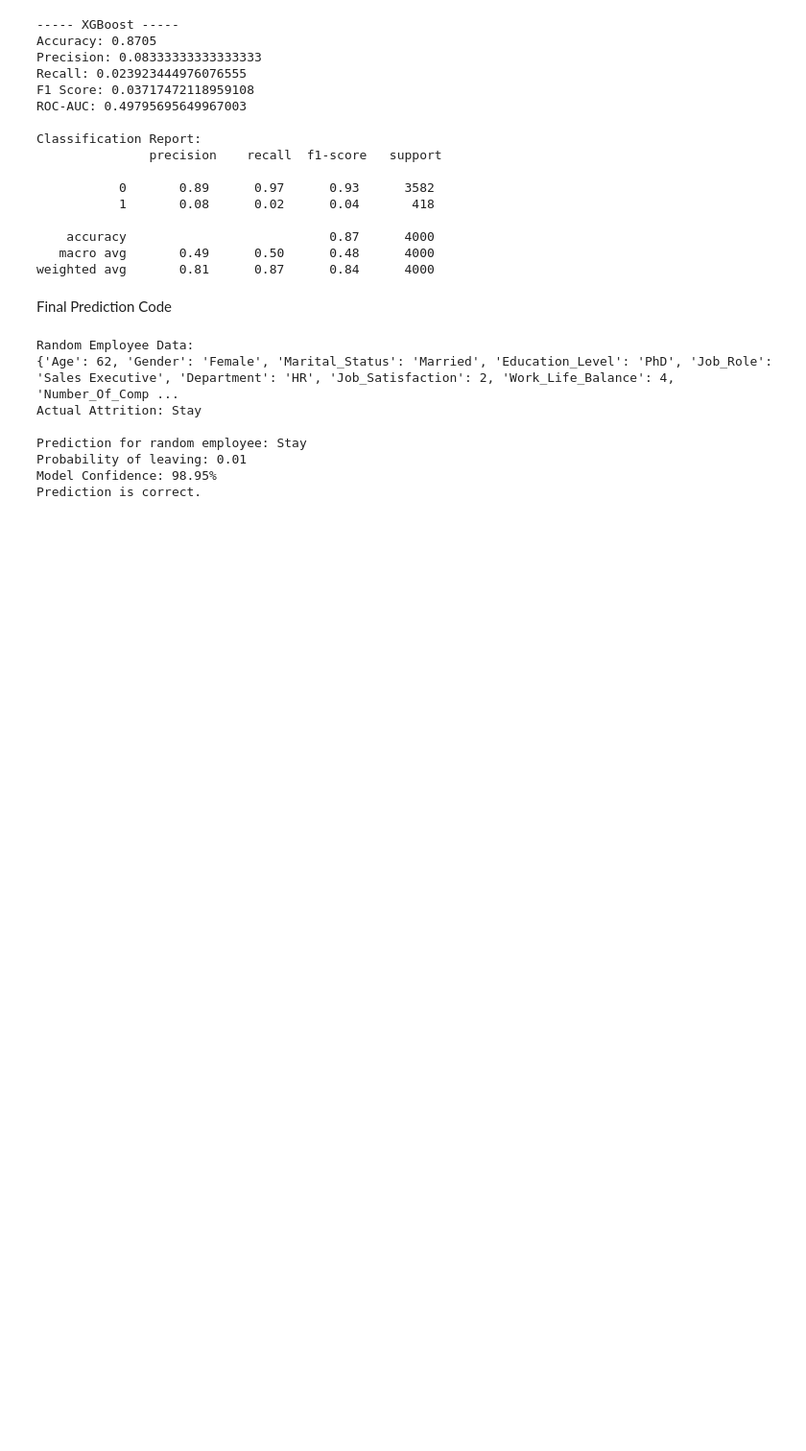
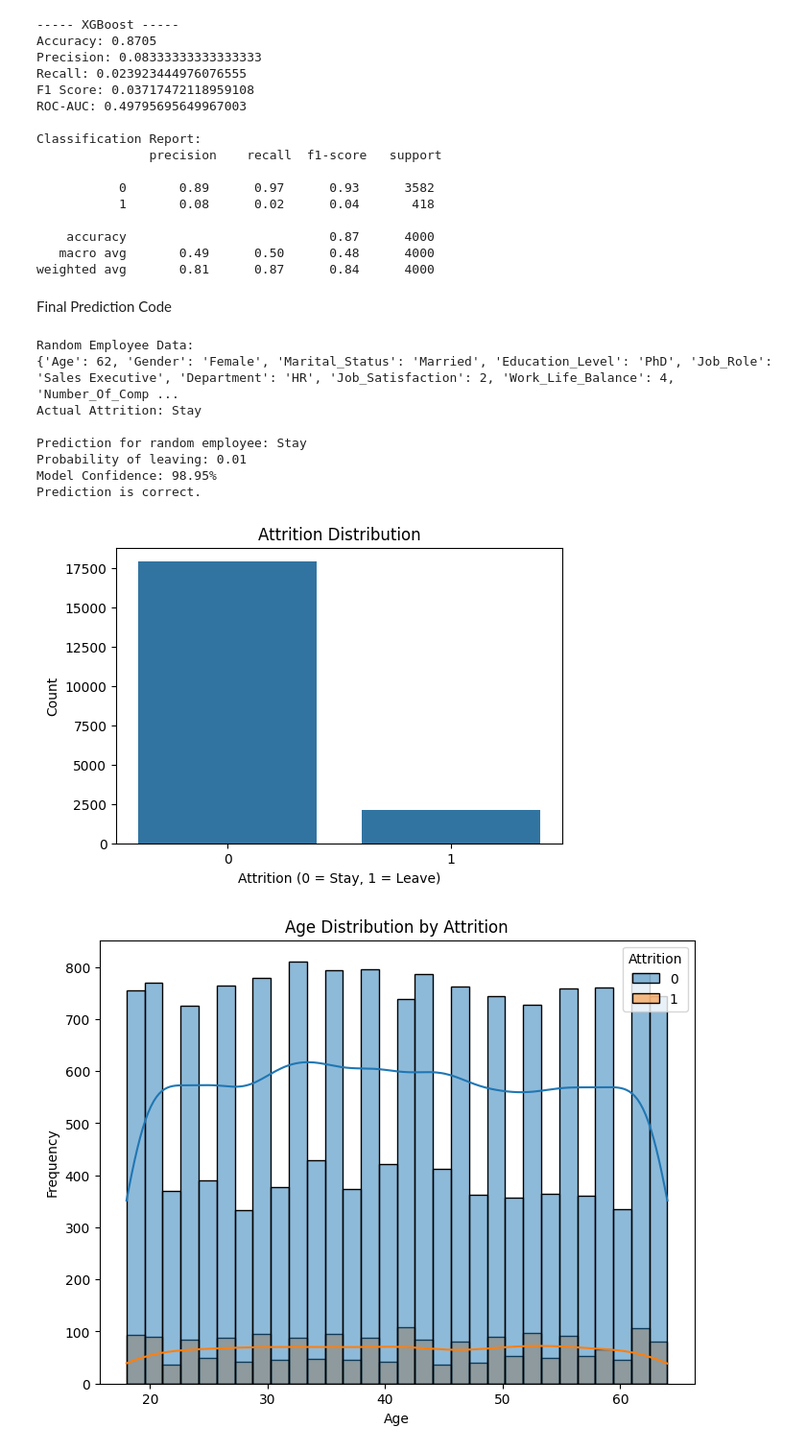
Before and after one commit to LucasChaney/CMPSCI4342, a Jupyter notebook: Proj_2/Project_2.ipynb, the cells around one changed output. Shown at 96% size. Drawn from its saved outputs; the diff is of its cells as text; code cells hidden in the pictures; blank space fills up the shorter version.

Commit message:
Added visualizations

```diff
--- a/Proj_2/Project_2.ipynb
+++ b/Proj_2/Project_2.ipynb
@@ -336,3 +336,48 @@ Prediction for random employee: Stay
 Probability of leaving: 0.01
 Model Confidence: 98.95%
 Prediction is correct.
+# %%
+import matplotlib.pyplot as plt
+import seaborn as sns
+
+# Visualization 1: Attrition Distribution
+plt.figure(figsize=(6, 4))
+sns.countplot(x="Attrition", data=df)
+plt.title("Attrition Distribution")
+plt.xlabel("Attrition (0 = Stay, 1 = Leave)")
+plt.ylabel("Count")
+plt.show()
+
+# Visualization 2: Age Distribution by Attrition
+plt.figure(figsize=(8, 6))
+sns.histplot(data=df, x="Age", hue="Attrition", bins=30, kde=True)
+plt.title("Age Distribution by Attrition")
+plt.xlabel("Age")
+plt.ylabel("Frequency")
+plt.show()
+
+# Visualization 3: Salary Distribution by Attrition (Boxplot)
+plt.figure(figsize=(8, 6))
+sns.boxplot(x="Attrition", y="Salary", data=df)
+plt.title("Salary by Attrition")
+plt.xlabel("Attrition (0 = Stay, 1 = Leave)")
+plt.ylabel("Salary")
+plt.show()
+
+# Visualization 4: Correlation Heatmap of Encoded Features
+plt.figure(figsize=(12, 10))
+corr_matrix = df_encoded.corr()
+sns.heatmap(corr_matrix, annot=True, fmt=".2f", cmap="coolwarm")
+plt.title("Correlation Heatmap")
+plt.show()
+
+# Visualization 5: Scatter Plot of Years at Company vs Job Satisfaction by Attrition
+plt.figure(figsize=(8, 6))
+sns.scatterplot(x="Years_At_Company", y="Job_Satisfaction", hue="Attrition", data=df)
+plt.title("Years at Company vs Job Satisfaction by Attrition")
+plt.xlabel("Years at Company")
+plt.ylabel("Job Satisfaction")
+plt.show()
+# %% [output]
+[figure, added]
+[figure, added]
```
Also changed, not shown: parts of 1 cell of this notebook.
